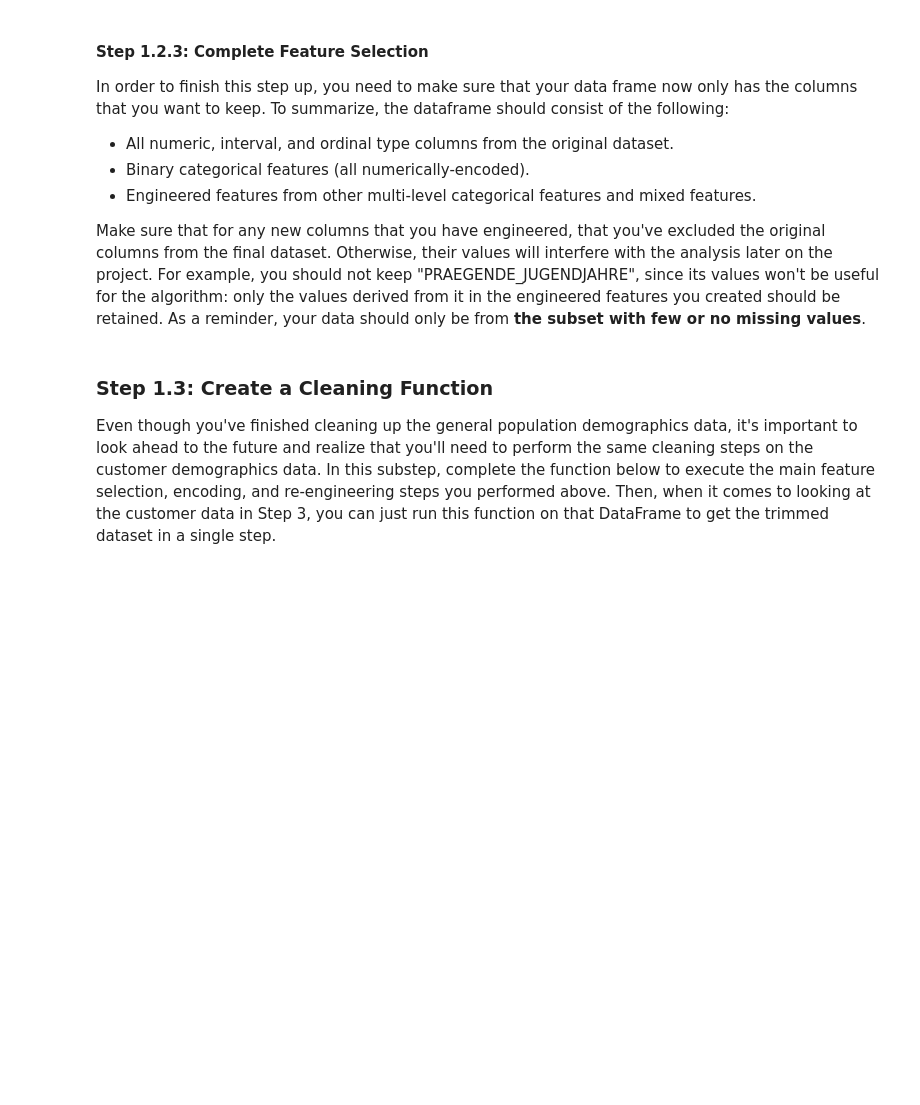
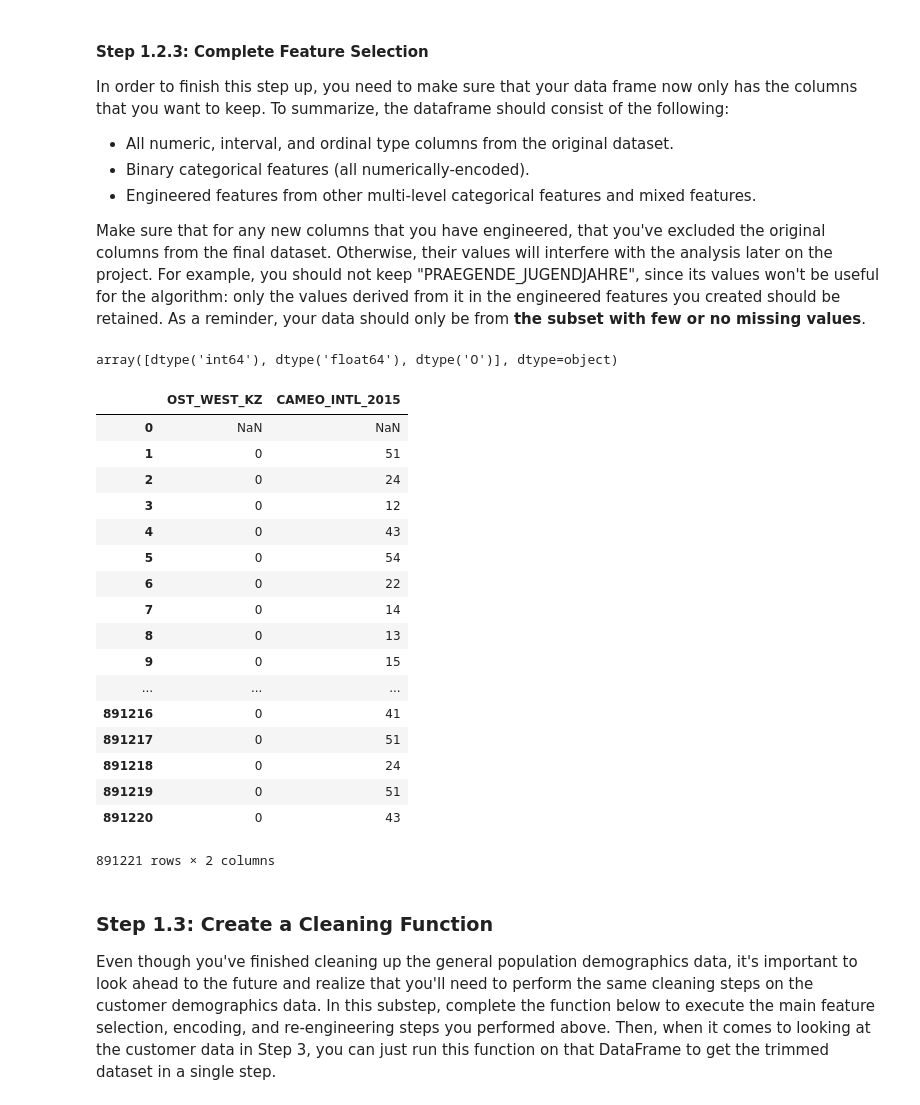
Before and after one commit to FahimaChowdhury/Identify-Customer-Segments, a Jupyter notebook: Identify_Customer_Segments (1).ipynb, the cells around one changed output. Saved outputs shown, nothing was run; the diff lists cells and outputs as text; code cells hidden in the pictures; blank space fills up the shorter version.

```diff
--- a/Identify_Customer_Segments (1).ipynb
+++ b/Identify_Customer_Segments (1).ipynb
@@ -122,0 +225,21 @@ azdias.head()
+# %%
+# Remove the outlier columns from the dataset. (You'll perform other data
+# engineering tasks such as re-encoding and imputation later.)
+
+# find column with more than 30 percent missings
+missings_greater_30 = list()
+
+for column in azdias.columns:
+    if (azdias[column].isnull().sum()/azdias.shape[0]) * 100 > 30:
+        missings_greater_30.append(column)
+
+print(f'Columns list more than 30% missing values: {missings_greater_30}') #['AGER_TYP', 'GEBURTSJAHR', 'TITEL_KZ', 'ALTER_HH', 'KK_KUNDENTYP', 'KBA05_BAUMAX']
+
+# remove column with more than 30 percent missing data
+azdias = azdias.drop(missings_greater_30,axis=1)
+azdias.head()
+
+print(f'{len(missings_greater_30)}')
+print(azdias.shape[1])
+
+azdias.columns
@@ -229,0 +405,7 @@ Multi-level features are: ['AGER_TYP', 'CJT_GESAMTTYP', 'FINANZTYP', 'GFK_URLAUB
+# %%
+# converting binary feature values to numeric
+azdias.loc[:, 'OST_WEST_KZ'].replace({'W':'0', 'O':'1'}, inplace=True)
+
+
+for col in binary_feature:
+    print(azdias[col].value_counts())
@@ -264,9 +463,32 @@ Make sure that for any new columns that you have engineered, that you've exclude
 # %%
 # If there are other re-engineering tasks you need to perform, make sure you
 # take care of them here. (Dealing with missing data will come in step 2.1.)
+np.unique(azdias.dtypes.values)
+# %% [output]
+array([dtype('int64'), dtype('float64'), dtype('O')], dtype=object)
 # %%
 # Do whatever you need to in order to ensure that the dataframe only contains
 # the columns that should be passed to the algorithm functions.
+azdias.loc[:, azdias.dtypes == 'O']
+# %% [output]
+|  | OST_WEST_KZ | CAMEO_INTL_2015 |
+| 0 | NaN | NaN |
+| 1 | 0 | 51 |
+| 2 | 0 | 24 |
+| 3 | 0 | 12 |
+| 4 | 0 | 43 |
+| 5 | 0 | 54 |
+| 6 | 0 | 22 |
+| 7 | 0 | 14 |
+| 8 | 0 | 13 |
+| 9 | 0 | 15 |
+| ... | ... | ... |
+| 891216 | 0 | 41 |
+| 891217 | 0 | 51 |
+| 891218 | 0 | 24 |
+| 891219 | 0 | 51 |
+| 891220 | 0 | 43 |
+891221 rows × 2 columns
 # %% [markdown]
 ### Step 1.3: Create a Cleaning Function
 
```
Also changed, not shown: parts of 25 cells of this notebook.
